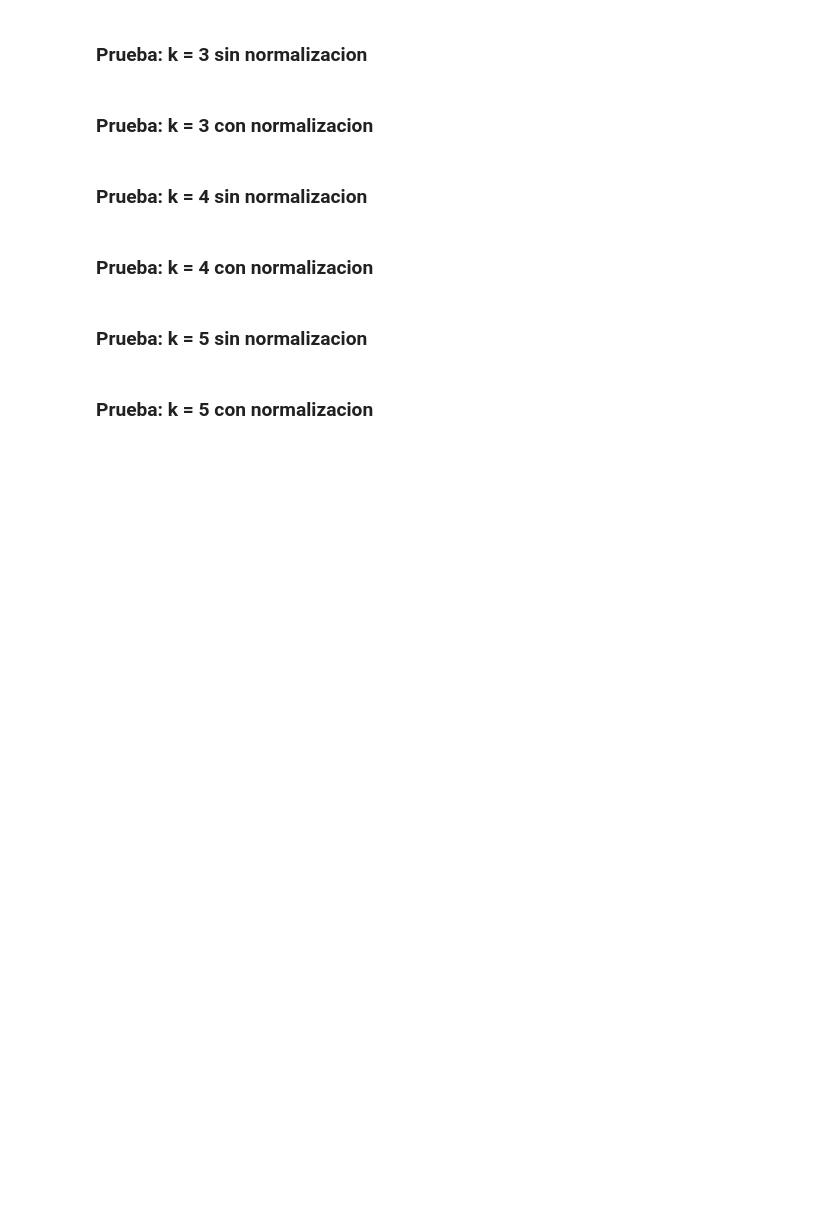
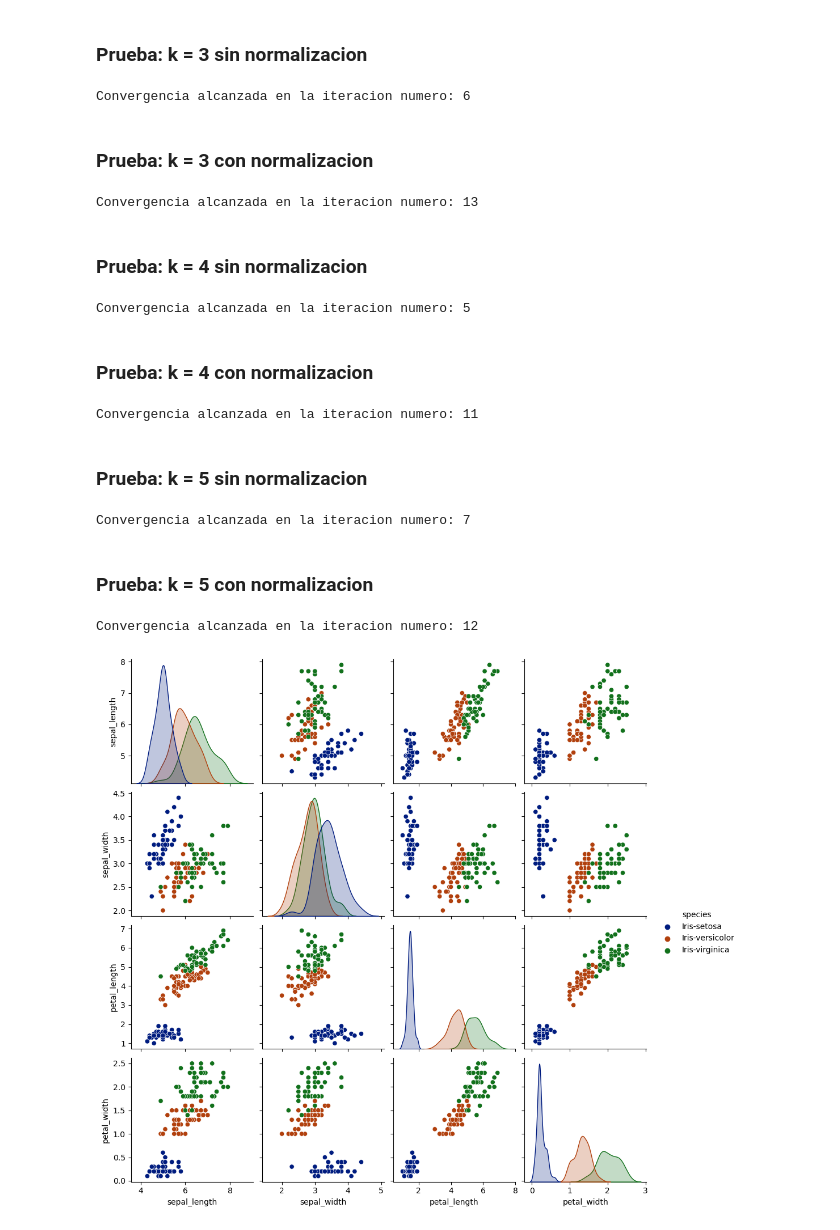
Before and after one commit to miguepersa/CI5438-Proyecto3, a Jupyter notebook: pruebas_iris.ipynb, the cells around one changed output. Drawn from its saved outputs; the diff is of its cells as text; code cells hidden in the pictures; blank space fills up the shorter version.

```diff
--- a/pruebas_iris.ipynb
+++ b/pruebas_iris.ipynb
@@ -33,36 +28,54 @@ Convergencia alcanzada en la iteracion numero: 3
 # %% [markdown]
 ### Prueba: k = 3 sin normalizacion
 # %%
-k_means_3 = Kmeans(data[ind], 3)
-k_means_3.train(1000)
-class_k_3_no_normalize = k_means_3.X
+k_means_3_nn = Kmeans(data[ind], 3)
+k_means_3_nn.train(1000)
+class_k_3_no_normalize = k_means_3_nn.X
+# %% [output]
+Convergencia alcanzada en la iteracion numero: 6
 # %% [markdown]
 ### Prueba: k = 3 con normalizacion
 # %%
-k_means_3 = Kmeans(data[ind], 3, normalize= True)
-k_means_3.train(1000)
-class_k_3_normalize = k_means_3.X
+k_means_3_norm = Kmeans(data[ind], 3, normalize= True)
+k_means_3_norm.train(1000)
+class_k_3_normalize = k_means_3_norm.X
+# %% [output]
+Convergencia alcanzada en la iteracion numero: 13
 # %% [markdown]
 ### Prueba: k = 4 sin normalizacion
 # %%
-k_means_4 = Kmeans(data[ind], 4)
-k_means_4.train(1000)
-class_k_4_no_normalize = k_means_4.X
+k_means_4_nn = Kmeans(data[ind], 4)
+k_means_4_nn.train(1000)
+class_k_4_no_normalize = k_means_4_nn.X
+# %% [output]
+Convergencia alcanzada en la iteracion numero: 5
 # %% [markdown]
 ### Prueba: k = 4 con normalizacion
 # %%
-k_means_4 = Kmeans(data[ind], 4, normalize=True)
-k_means_4.train(1000)
-class_k_4_normalize = k_means_4.X
+k_means_4_norm = Kmeans(data[ind], 4, normalize=True)
+k_means_4_norm.train(1000)
+class_k_4_normalize = k_means_4_norm.X
+# %% [output]
+Convergencia alcanzada en la iteracion numero: 11
 # %% [markdown]
 ### Prueba: k = 5 sin normalizacion
 # %%
-k_means_5 = Kmeans(data[ind], 5)
-k_means_5.train(1000)
-class_k_5_no_normalize = k_means_5.X
+k_means_5_nn = Kmeans(data[ind], 5)
+k_means_5_nn.train(1000)
+class_k_5_no_normalize = k_means_5_nn.X
+# %% [output]
+Convergencia alcanzada en la iteracion numero: 7
 # %% [markdown]
 ### Prueba: k = 5 con normalizacion
 # %%
-k_means_5 = Kmeans(data[ind], 5, normalize=True)
-k_means_5.train(1000)
-class_k_5_normalize = k_means_5.X
+k_means_5_norm = Kmeans(data[ind], 5, normalize=True)
+k_means_5_norm.train(1000)
+class_k_5_normalize = k_means_5_norm.X
+# %% [output]
+Convergencia alcanzada en la iteracion numero: 12
+# %%
+sns.pairplot(data, hue='species', palette=sns.color_palette("dark"))
+plt.savefig(os.path.join("plots", "iris_orig"))
+plt.show()
+# %% [output]
+[figure, added]
```
Also changed, not shown: parts of 11 cells of this notebook, 17 other files.
